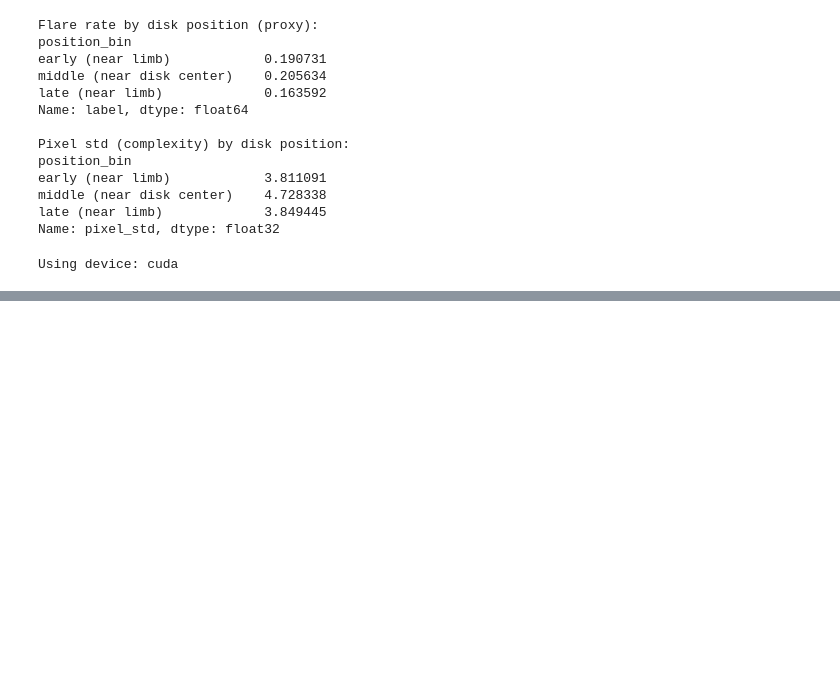
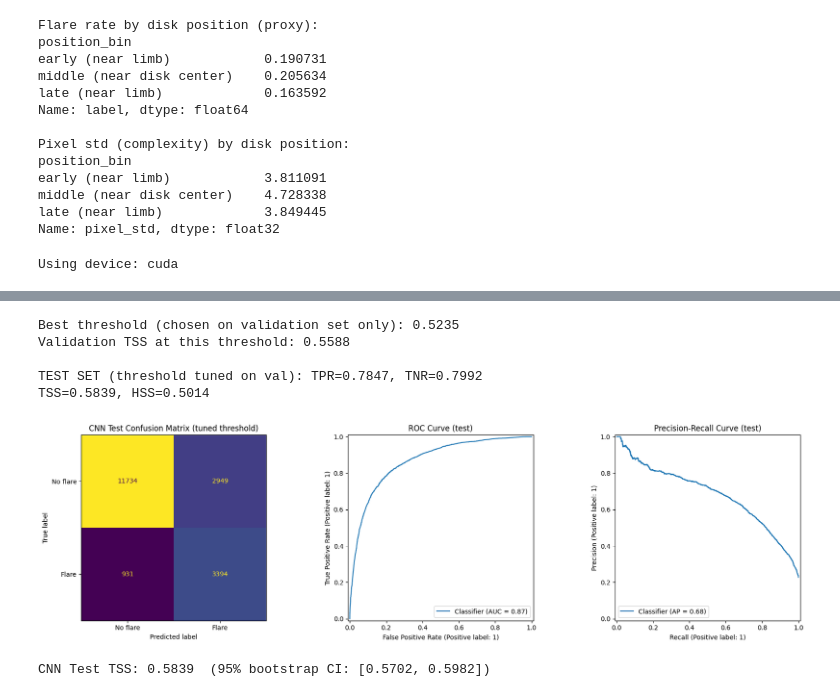
Before and after one commit to EsayasDS/Solar-flare-forecasting, a Jupyter notebook: solar-flare-forecasting.ipynb, the cells around one changed output, grey strips where cells are left out. Saved outputs shown, nothing was run; the diff lists cells and outputs as text; code cells hidden in the pictures; blank space fills up the shorter version.

Commit message:
Kaggle Notebook | Solar flare forecasting 2 | Version 6

```diff
--- a/solar-flare-forecasting.ipynb
+++ b/solar-flare-forecasting.ipynb
@@ -949,4 +999,6 @@ def build_model(pretrained: bool, seed=42):
     return model.to(device)
 # %% [output]
 Using device: cuda
+# %%
+scaler_amp = torch.cuda.amp.GradScaler()
 # %%
@@ -1020,0 +1107,68 @@ Downloading: "https://download.pytorch.org/models/resnet18-f37072fd.pth" to /roo
+# %%
+# Get raw probability scores (not just 0.5-threshold predictions) for val and test
+_, val_scores, y_val_cnn = evaluate(model_scratch, val_loader)
+_, test_scores, y_test_cnn = evaluate(model_scratch, test_loader)
+
+thresholds = np.linspace(val_scores.min(), val_scores.max(), 300)
+best_tss, best_thresh = -1, 0.5
+
+for t in thresholds:
+    preds = (val_scores >= t).astype(int)
+    tn, fp, fn, tp = confusion_matrix(y_val_cnn, preds).ravel()
+    tpr = tp / (tp + fn)
+    tnr = tn / (tn + fp)
+    tss = tpr + tnr - 1
+    if tss > best_tss:
+        best_tss, best_thresh = tss, t
+
+print(f"Best threshold (chosen on validation set only): {best_thresh:.4f}")
+print(f"Validation TSS at this threshold: {best_tss:.4f}")
+
+# Apply that SAME threshold to test — never re-tune on test, that's leakage
+test_preds_tuned = (test_scores >= best_thresh).astype(int)
+tn, fp, fn, tp = confusion_matrix(y_test_cnn, test_preds_tuned).ravel()
+tpr, tnr = tp/(tp+fn), tn/(tn+fp)
+tss_tuned = tpr + tnr - 1
+hss_tuned = 2*(tp*tn - fn*fp) / ((tp+fn)*(fn+tn) + (tp+fp)*(fp+tn))
+
+print(f"\nTEST SET (threshold tuned on val): TPR={tpr:.4f}, TNR={tnr:.4f}")
+print(f"TSS={tss_tuned:.4f}, HSS={hss_tuned:.4f}")
+# %% [output]
+Best threshold (chosen on validation set only): 0.5235
+Validation TSS at this threshold: 0.5588
+
+TEST SET (threshold tuned on val): TPR=0.7847, TNR=0.7992
+TSS=0.5839, HSS=0.5014
+# %%
+from sklearn.metrics import RocCurveDisplay, PrecisionRecallDisplay, ConfusionMatrixDisplay
+
+fig, axes = plt.subplots(1, 3, figsize=(18, 5))
+ConfusionMatrixDisplay.from_predictions(y_test_cnn, test_preds_tuned,
+    display_labels=["No flare", "Flare"], ax=axes[0], colorbar=False)
+axes[0].set_title("CNN Test Confusion Matrix (tuned threshold)")
+RocCurveDisplay.from_predictions(y_test_cnn, test_scores, ax=axes[1])
+axes[1].set_title("ROC Curve (test)")
+PrecisionRecallDisplay.from_predictions(y_test_cnn, test_scores, ax=axes[2])
+axes[2].set_title("Precision-Recall Curve (test)")
+plt.tight_layout()
+plt.show()
+# %% [output]
+[figure, added]
+# %%
+rng = np.random.default_rng(42)
+n_boot = 1000
+n = len(y_test_cnn)
+tss_boot = []
+
+for _ in range(n_boot):
+    idx = rng.integers(0, n, n)
+    preds_b = (test_scores[idx] >= best_thresh).astype(int)
+    tn, fp, fn, tp = confusion_matrix(y_test_cnn[idx], preds_b).ravel()
+    tpr_b = tp/(tp+fn) if (tp+fn) else 0
+    tnr_b = tn/(tn+fp) if (tn+fp) else 0
+    tss_boot.append(tpr_b + tnr_b - 1)
+
+ci_low, ci_high = np.percentile(tss_boot, [2.5, 97.5])
+print(f"CNN Test TSS: {tss_tuned:.4f}  (95% bootstrap CI: [{ci_low:.4f}, {ci_high:.4f}])")
+# %% [output]
+CNN Test TSS: 0.5839  (95% bootstrap CI: [0.5702, 0.5982])
```
Also changed, not shown: parts of 14 cells of this notebook.
